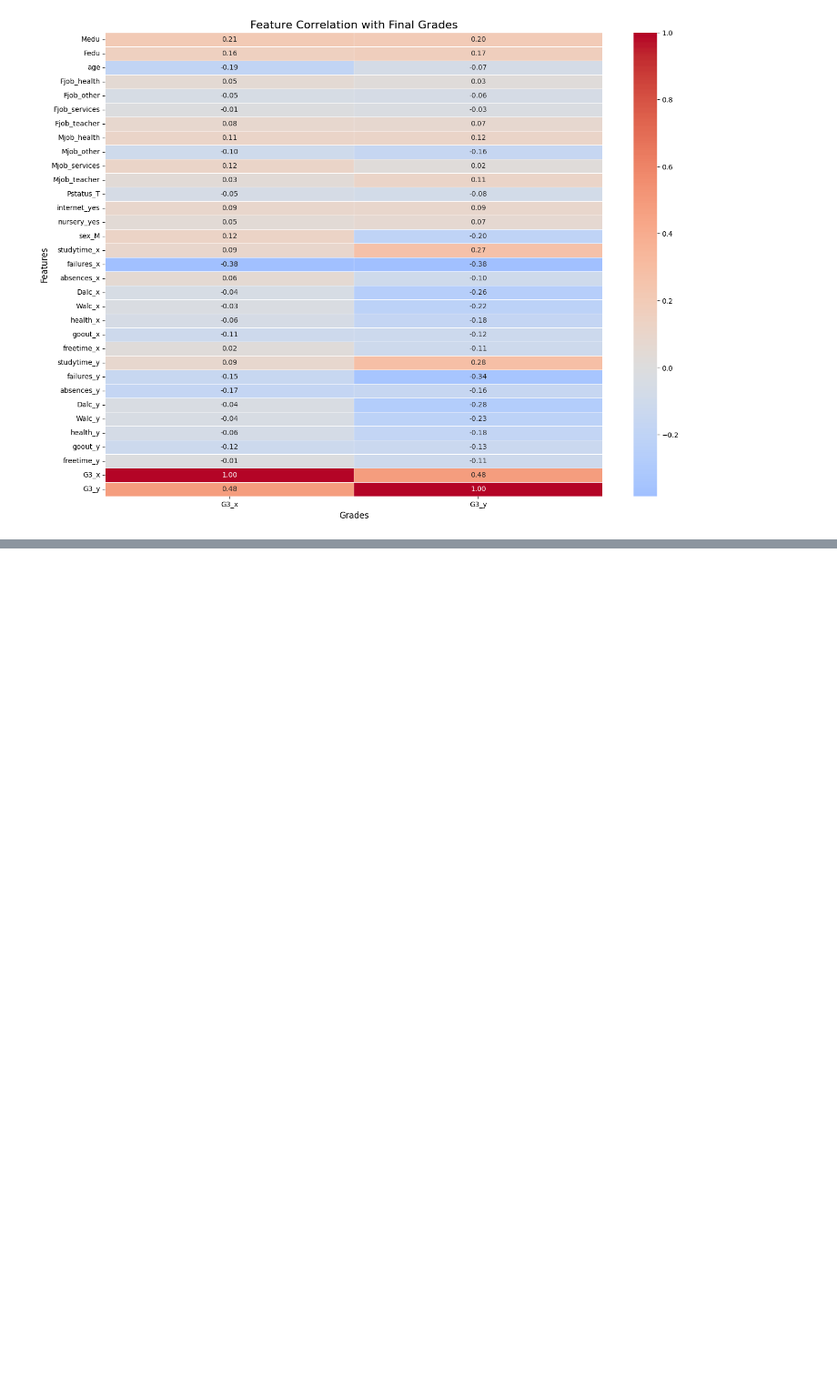
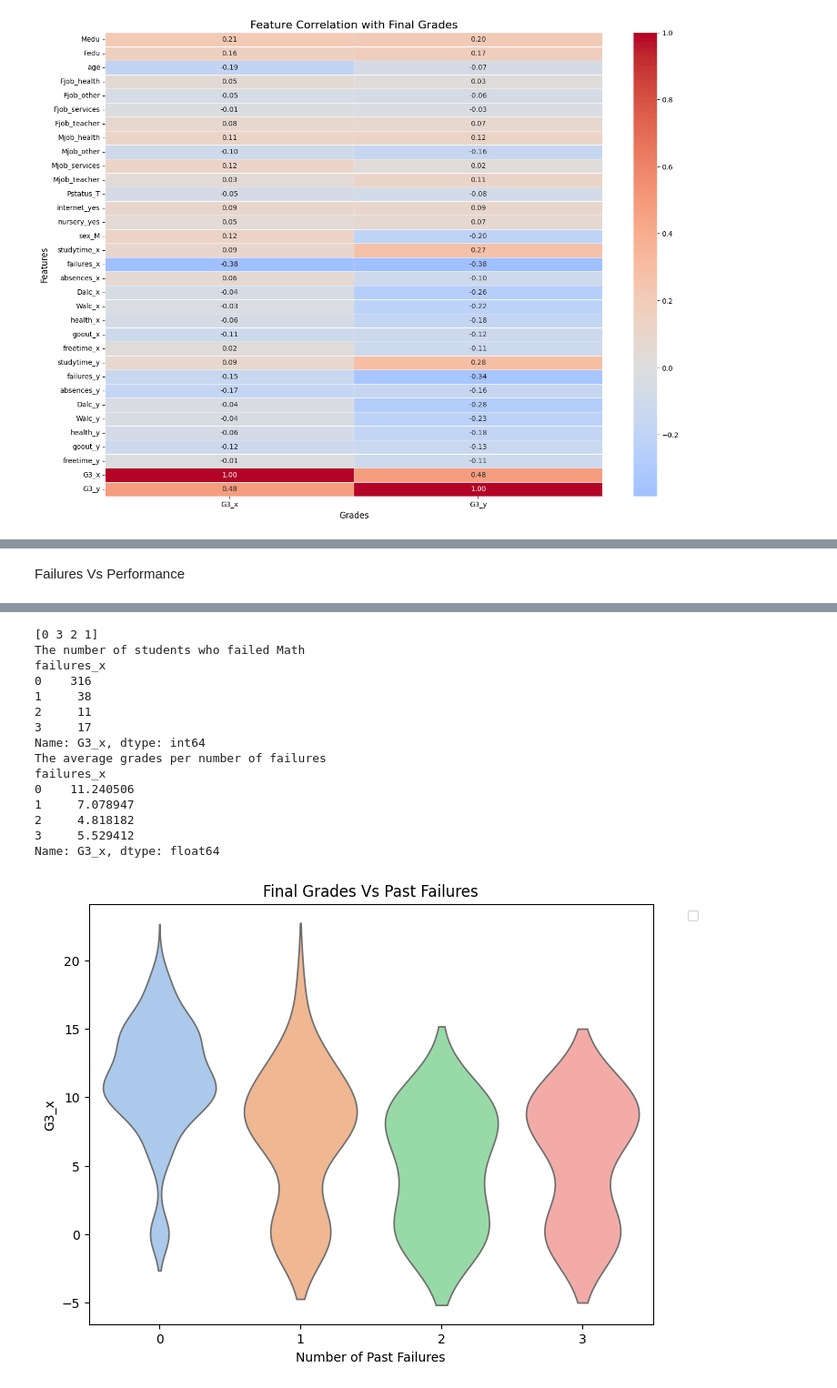
Before and after one commit to marias-25/Project, a Jupyter notebook: Data/EDA.ipynb, the cells around one changed output, grey strips where cells are left out. Shown at 91% size. Drawn from its saved outputs; the diff is of its cells as text; code cells hidden in the pictures; blank space fills up the shorter version.

```diff
--- a/Data/EDA.ipynb
+++ b/Data/EDA.ipynb
@@ -323,0 +466,64 @@ Text(0.5, 102.72222222222219, 'Grades')
+# %% [markdown]
+Failures Vs Performance
+# %%
+#How does the studytime affect the failure? and how does it affect the final grade in return?
+#1. Math
+print(students_all['failures_x'].unique())
+print("The number of students who failed Math")
+print(students_all.groupby('failures_x')['G3_x'].count())
+print("The average grades per number of failures")
+print(students_all.groupby('failures_x')['G3_x'].mean())
+plt.figure(figsize=(8,6))
+#violin plot for failures
+sns.violinplot(data=students_all, x='failures_x', y='G3_x', palette='pastel', inner=None)
+plt.title('Final Grades Vs Past Failures')
+plt.xlabel('Number of Past Failures')
+plt.ylabel('G3_x')
+plt.legend( bbox_to_anchor=(1.05, 1), loc='upper left')
+plt.show()
+#scatter plot where the point size show the studytime
+sns.scatterplot(
+    data=students_all,
+    x='failures_x',
+    y='G3_x',
+    size='studytime_x',       # variable size per student
+    sizes=(50, 250),        # min/max point size
+    palette='Set2',
+    alpha=0.7
+)
+plt.title('Final Grades Vs Past Failures (Point size ~ Study Time)')
+plt.xlabel('Number of Past Failures')
+plt.ylabel('G3_x')
+plt.legend(bbox_to_anchor=(1.05, 1), loc='upper left')
+plt.show()
+
+#2. Portuguese
+print(students_all['failures_y'].unique())
+print("The number of students who failed Portuguese")
+print(students_all.groupby('failures_y')['G3_y'].count())
+print("The average grades per number of failures")
+print(students_all.groupby('failures_y')['G3_y'].mean())
+plt.figure(figsize=(8,6))
+#violin plot for failures
+sns.violinplot(data=students_all, x='failures_y', y='G3_y', palette='pastel', inner=None)
+plt.title('Final Grades Vs Past Failures')
+plt.xlabel('Number of Past Failures')
+plt.ylabel('G3_y')
+plt.legend( bbox_to_anchor=(1.05, 1), loc='upper left')
+plt.show()
+#scatter plot where the point size show the studytime
+sns.scatterplot(
+    data=students_all,
+    x='failures_y',
+    y='G3_y',
+    size='studytime_y',       # variable size per student
+    sizes=(50, 250),        # min/max point size
+    palette='Set2',
+    alpha=0.7
+)
+plt.title('Final Grades Vs Past Failures (Point size ~ Study Time)')
+plt.xlabel('Number of Past Failures')
+plt.ylabel('G3_y')
+plt.legend(bbox_to_anchor=(1.05, 1), loc='upper left')
+plt.show()
+# %% [output]
@@ -323,0 +534,16 @@ Text(0.5, 102.72222222222219, 'Grades')
+[0 3 2 1]
+The number of students who failed Math
+failures_x
+0    316
+1     38
+2     11
+3     17
+Name: G3_x, dtype: int64
+The average grades per number of failures
+failures_x
+0    11.240506
+1     7.078947
+2     4.818182
+3     5.529412
+Name: G3_x, dtype: float64
+[figure, added]
```
Also changed, not shown: parts of 21 cells of this notebook.
